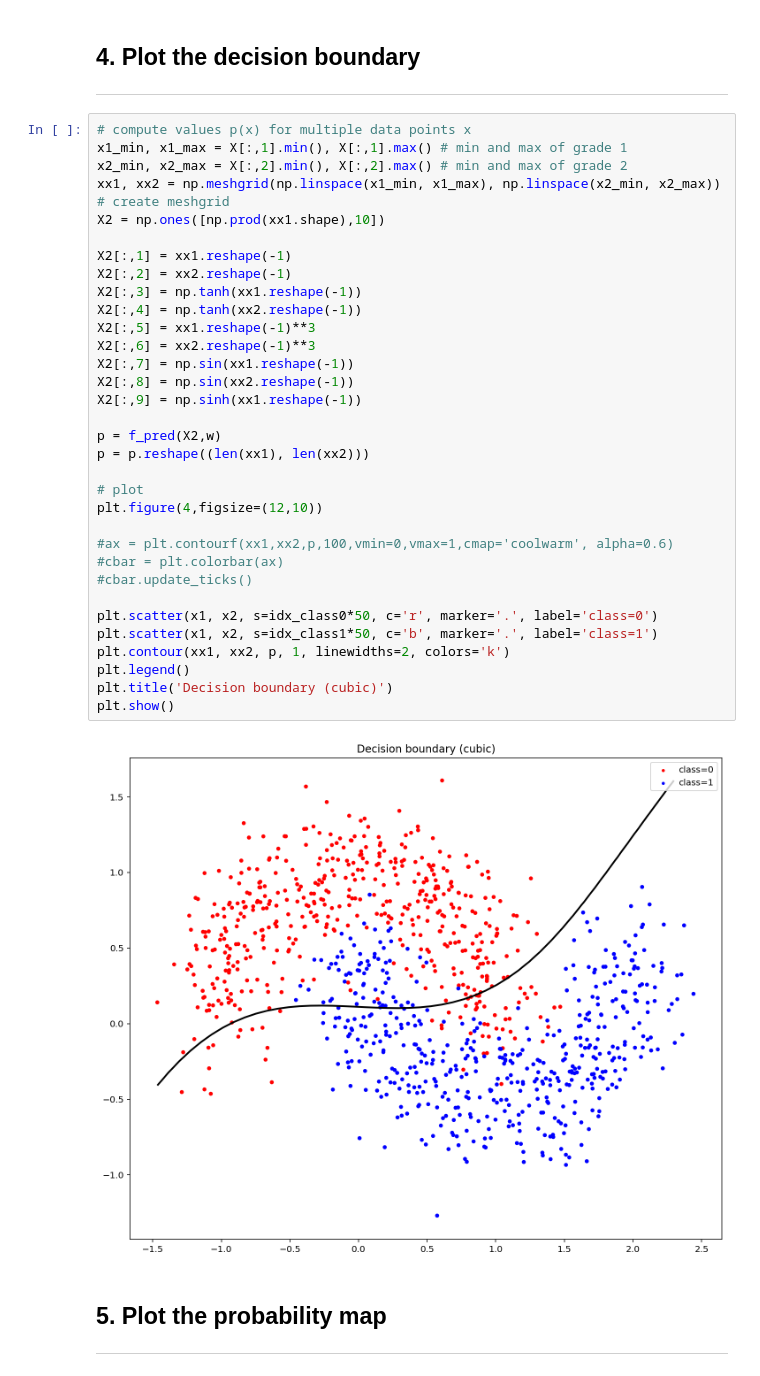
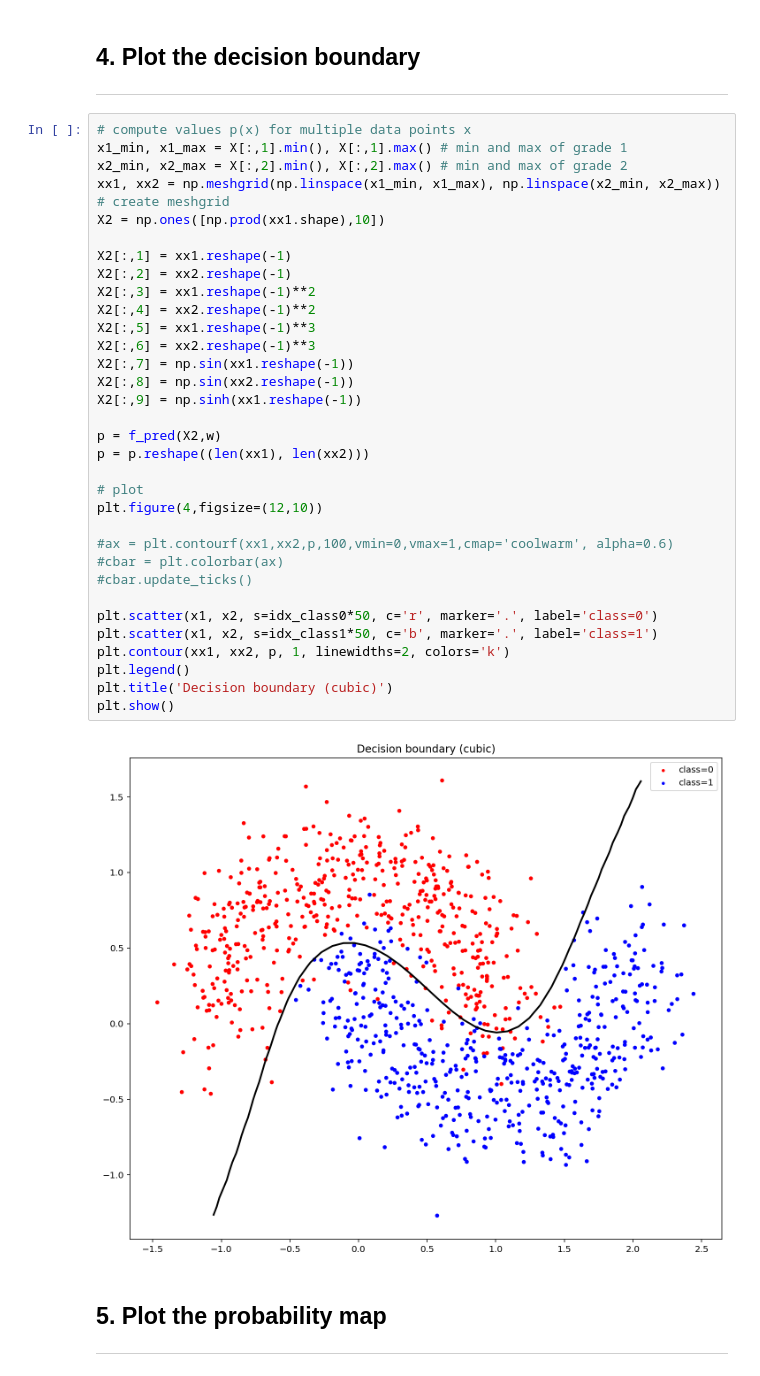
Before and after one commit to kiissy/machine-learning, a Jupyter notebook: Assignment5/assignment-05-b.ipynb, the cells around one changed output. Drawn from its saved outputs; the diff is of its cells as text.

```diff
--- a/Assignment5/assignment-05-b.ipynb
+++ b/Assignment5/assignment-05-b.ipynb
@@ -217,36 +217,36 @@ Time= 0.6193423271179199
 x1_min, x1_max = X[:,1].min(), X[:,1].max() # min and max of grade 1
 x2_min, x2_max = X[:,2].min(), X[:,2].max() # min and max of grade 2
 xx1, xx2 = np.meshgrid(np.linspace(x1_min, x1_max), np.linspace(x2_min, x2_max)) # create meshgrid
 X2 = np.ones([np.prod(xx1.shape),10])
 
 X2[:,1] = xx1.reshape(-1)
 X2[:,2] = xx2.reshape(-1)
-X2[:,3] = np.tanh(xx1.reshape(-1))
-X2[:,4] = np.tanh(xx2.reshape(-1))
+X2[:,3] = xx1.reshape(-1)**2
+X2[:,4] = xx2.reshape(-1)**2
 X2[:,5] = xx1.reshape(-1)**3
 X2[:,6] = xx2.reshape(-1)**3
 X2[:,7] = np.sin(xx1.reshape(-1))
 X2[:,8] = np.sin(xx2.reshape(-1))
 X2[:,9] = np.sinh(xx1.reshape(-1))
 
 p = f_pred(X2,w)
 p = p.reshape((len(xx1), len(xx2)))
 
 # plot
 plt.figure(4,figsize=(12,10))
 
 #ax = plt.contourf(xx1,xx2,p,100,vmin=0,vmax=1,cmap='coolwarm', alpha=0.6)
 #cbar = plt.colorbar(ax)
 #cbar.update_ticks()
 
 plt.scatter(x1, x2, s=idx_class0*50, c='r', marker='.', label='class=0')
 plt.scatter(x1, x2, s=idx_class1*50, c='b', marker='.', label='class=1')
 plt.contour(xx1, xx2, p, 1, linewidths=2, colors='k')
 plt.legend()
 plt.title('Decision boundary (cubic)')
 plt.show()
 # %% [output]
-[figure, old version]
+[figure, new version]
 # %% [markdown]
 ## 5. Plot the probability map
 <hr>
```
Also changed, not shown: parts of 2 cells of this notebook.
